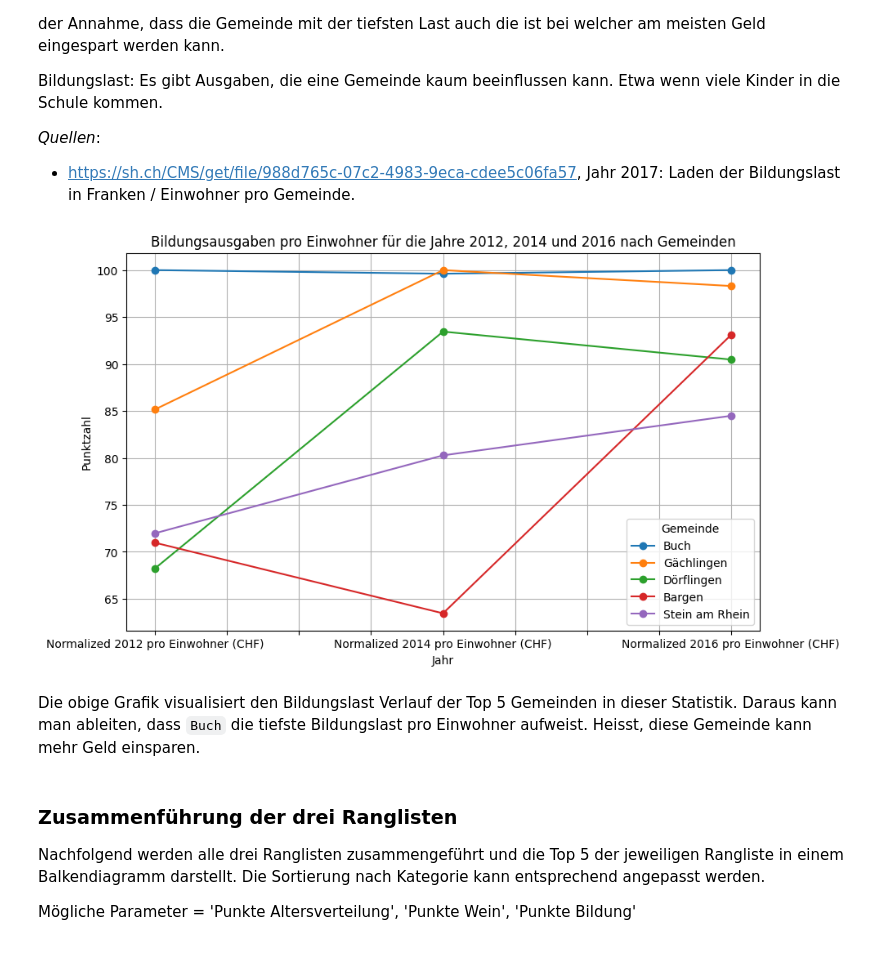
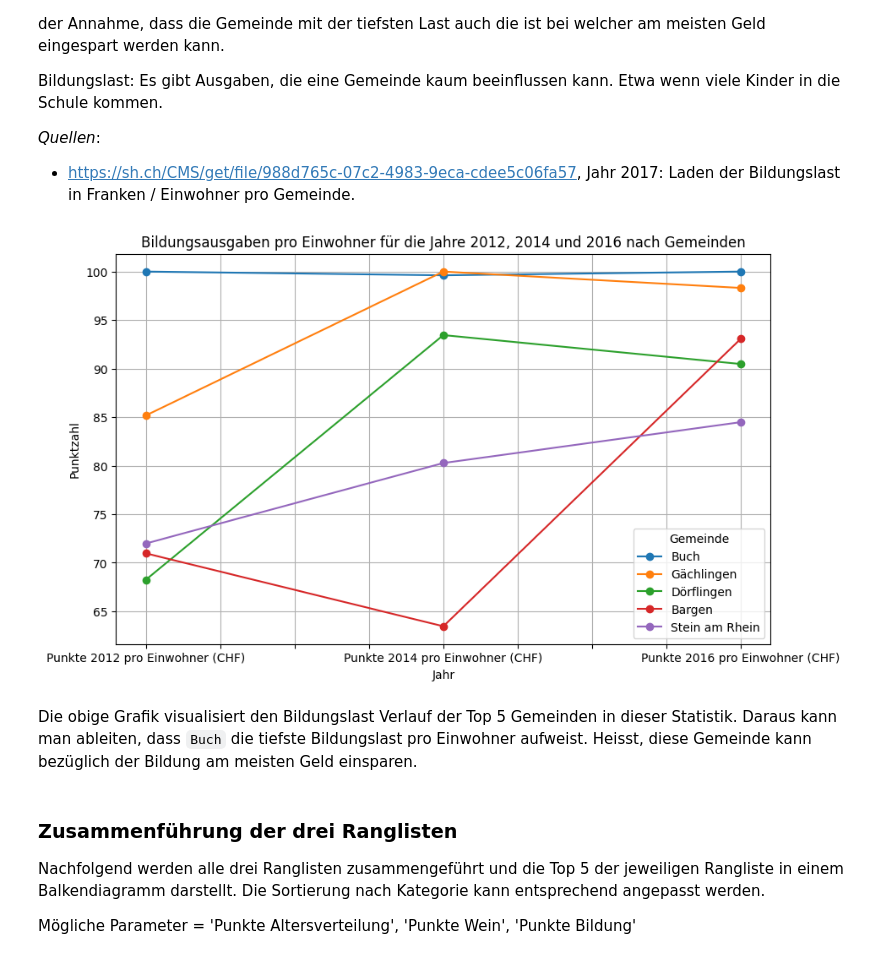
Before and after one commit to janzimmermann1/dawr-assessment-1, a Jupyter notebook: Assignment1.ipynb, the cells around one changed output. Saved outputs shown, nothing was run; the diff lists cells and outputs as text; code cells hidden in the pictures.

Commit message:
Refactored education

```diff
--- a/Assignment1.ipynb
+++ b/Assignment1.ipynb
@@ -208,49 +208,50 @@ dataframe_education_raw = pd.read_excel(excel_path, sheet_name=sheet_name, skipr
 
 # Lade ausschliesslich die benötigten Spalten
 dataframe_education_raw = dataframe_education_raw.iloc[0:end_row-start_row]
-df_bildung = dataframe_education_raw.iloc[:, [0,10,12,14]]
-df_bildung.columns = ['Gemeinde', '2012 pro Einwohner (CHF)', '2014 pro Einwohner (CHF)', '2016 pro Einwohner (CHF)']
+dataframe_education_raw = dataframe_education_raw.iloc[:, [0,10,12,14]]
+dataframe_education_raw.columns = ['Gemeinde', '2012 pro Einwohner (CHF)', '2014 pro Einwohner (CHF)', '2016 pro Einwohner (CHF)']
 
 # Entferne Zeilen, welche keine Einträge aufweisen im Jahr 2016
-df_bildung = df_bildung.dropna(subset=['2016 pro Einwohner (CHF)']).reset_index(drop=True)
-df_bildung = df_bildung.sort_values(by='2016 pro Einwohner (CHF)', ascending=False)
+dataframe_education_raw = dataframe_education_raw.dropna(subset=['2016 pro Einwohner (CHF)']).reset_index(drop=True)
+dataframe_education_raw = dataframe_education_raw.sort_values(by='2016 pro Einwohner (CHF)', ascending=False)
 # %%
-df_bildung_calc = df_bildung.copy().iloc[:, [0]]
+dataframe_education_calc = pd.merge(dataframe_education_raw, dataframe_communities, on='Gemeinde', how='inner').iloc[:, [0,1,2,3]]
 
-for col in df_bildung.columns[1:4]:
-    min_value = df_bildung[col].min()
-    max_value = df_bildung[col].max()
-    df_bildung_calc[f'Normalized {col}'] = 100 - ((df_bildung[col] - min_value) / (max_value - min_value)) * 100
+# Berechne die Punkte pro Feature
+dataframe_education_calc = calculatePointsForColumns(dataframe_education_calc, dataframe_education_calc.columns[1:4])
 
-# Berechne die Anzahl Punkte pro Gemeinde mit der Gewichtung 2012 = 10%, 2014 = 30% und 2016 = 60%
-df_bildung_calc['Punkte Bildung'] = (df_bildung_calc['Normalized 2012 pro Einwohner (CHF)'] * 0.1 + df_bildung_calc['Normalized 2014 pro Einwohner (CHF)'] * 0.3 + df_bildung_calc['Normalized 2016 pro Einwohner (CHF)'] * 0.6)
+# Die berechnete Punkte sind noch so berechnet, dass die Gemeinde mit den höchsten Ausgaben an erster Stelle steht. Somit müssen die Punkte noch umgerechnet werden
+education_point_columns = dataframe_education_calc.columns[4:7]
+dataframe_education_calc[education_point_columns] = 100 - dataframe_education_calc[education_point_columns]
 
-# Zusammenführen der Gemeindenamen Daten und der Weinstatistik von Schauffhausen
-df_bildung_merged = pd.merge(df_bildung_calc, dataframe_communities, on='Gemeinde', how='right').iloc[:, [0,1,2,3,4]]
-df_bildung_merged = df_bildung_merged.fillna(0)
-df_bildung_merged = df_bildung_merged.sort_values(by='Punkte Bildung', ascending=False)
-df_bildung_final = df_bildung_merged.iloc[:, [0,4]]
+# Berechne die Anzahl Punkte pro Gemeinde mit der Gewichtung 2012 = 10%, 2014 = 30%, 2016 = 60%
+dataframe_education_calc['Punkte Bildung'] = (dataframe_education_calc['Punkte 2012 pro Einwohner (CHF)'] * 0.1 + dataframe_education_calc['Punkte 2014 pro Einwohner (CHF)'] * 0.3 + dataframe_education_calc['Punkte 2016 pro Einwohner (CHF)'] * 0.6)
+
+# Bereinigen der Bildungsstatistik von Schauffhausen
+dataframe_education = dataframe_education_calc.copy().iloc[:, [0,4,5,6,7]]
+dataframe_education = dataframe_education.fillna(0)
+dataframe_education = dataframe_education.sort_values(by='Punkte Bildung', ascending=False)
 # %%
-# Visualizierung der TOP 5 Gemeinden der Weinstatistik
-df_bildung_graph = df_bildung_merged.copy().iloc[:, [0,1,2,3]]
+# Visualizierung der TOP 5 Gemeinden der Bildungsstatistik
+line_diagram_education = dataframe_education.copy().iloc[:, [0,1,2,3]]
 
 # Setze die Gemeinde als Index und transponiere das DataFrame, um die Gemeinden als Linie darzustellen
-df_bildung_graph.set_index('Gemeinde', inplace=True)
-df_bildung_graph = df_bildung_graph.head().T
+line_diagram_education.set_index('Gemeinde', inplace=True)
+line_diagram_education = line_diagram_education.head().T
 
 # Plot des Liniendiagramms
 plt.rcParams['figure.figsize'] = [10, 6]
-df_bildung_graph.plot(marker='o')
+line_diagram_education.plot(marker='o')
 plt.ylabel('Punktzahl')
 plt.xlabel('Jahr')
 plt.title('Bildungsausgaben pro Einwohner für die Jahre 2012, 2014 und 2016 nach Gemeinden')
 plt.legend(title='Gemeinde')
 plt.grid(True)
 plt.show()
 # %% [output]
-[figure, old version]
+[figure, new version]
 # %% [markdown]
-Die obige Grafik visualisiert den Bildungslast Verlauf der Top 5 Gemeinden in dieser Statistik. Daraus kann man ableiten, dass `Buch` die tiefste Bildungslast pro Einwohner aufweist. Heisst, diese Gemeinde kann mehr Geld einsparen.
+Die obige Grafik visualisiert den Bildungslast Verlauf der Top 5 Gemeinden in dieser Statistik. Daraus kann man ableiten, dass `Buch` die tiefste Bildungslast pro Einwohner aufweist. Heisst, diese Gemeinde kann bezüglich der Bildung am meisten Geld einsparen.
 # %% [markdown]
 ### Zusammenführung der drei Ranglisten
 Nachfolgend werden alle drei Ranglisten zusammengeführt und die Top 5 der jeweiligen Rangliste in einem Balkendiagramm darstellt. Die Sortierung nach Kategorie kann entsprechend angepasst werden.
```
Also changed, not shown: parts of 4 cells of this notebook.
